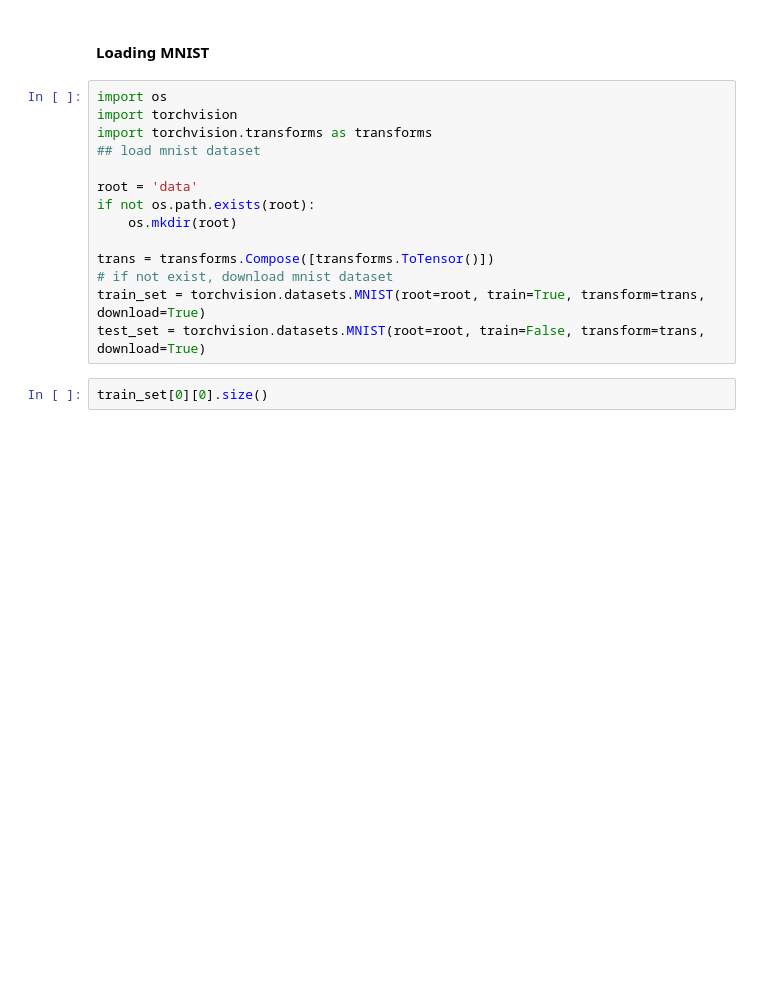
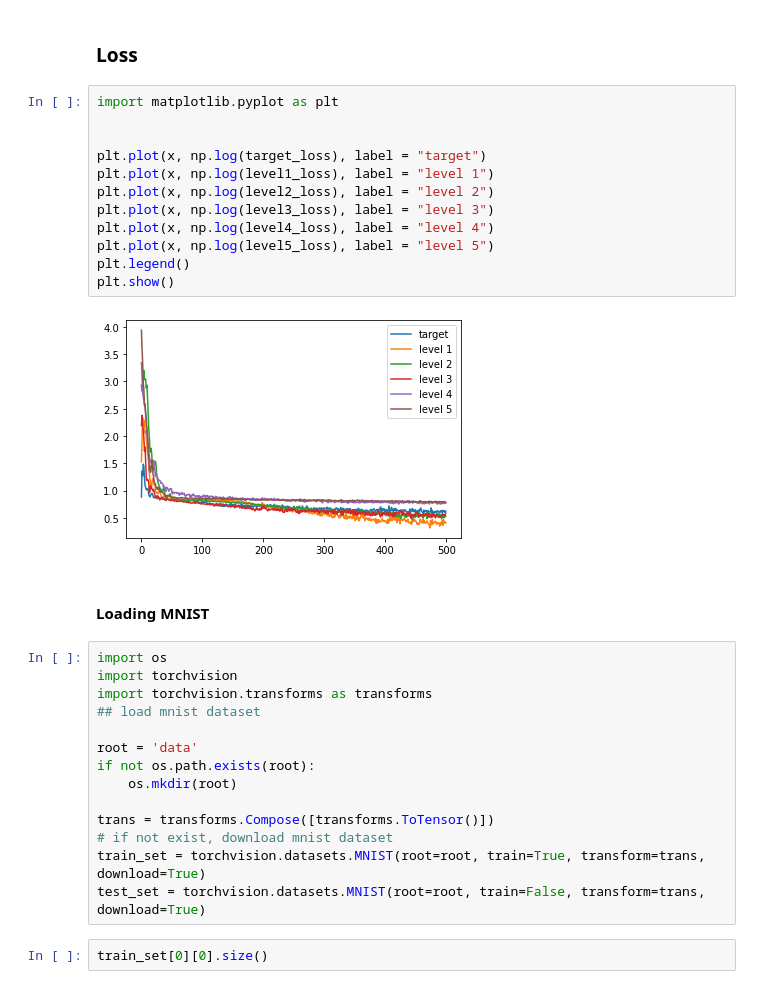
Before and after one commit to shyamsn97/hyper-nn, a Jupyter notebook: notebooks/MNIST.ipynb, the cells around one changed output. Drawn from its saved outputs; the diff is of its cells as text; blank space fills up the shorter version.

```diff
--- a/notebooks/MNIST.ipynb
+++ b/notebooks/MNIST.ipynb
@@ -3,3 +103,19 @@
+# %% [markdown]
+### Loss
+# %%
+import matplotlib.pyplot as plt
+
+
+plt.plot(x, np.log(target_loss), label = "target")
+plt.plot(x, np.log(level1_loss), label = "level 1")
+plt.plot(x, np.log(level2_loss), label = "level 2")
+plt.plot(x, np.log(level3_loss), label = "level 3")
+plt.plot(x, np.log(level4_loss), label = "level 4")
+plt.plot(x, np.log(level5_loss), label = "level 5")
+plt.legend()
+plt.show()
+# %% [output]
+[figure, added]
 # %% [markdown]
 #### Loading MNIST
 # %%
```
Also changed, not shown: parts of 52 cells of this notebook.
